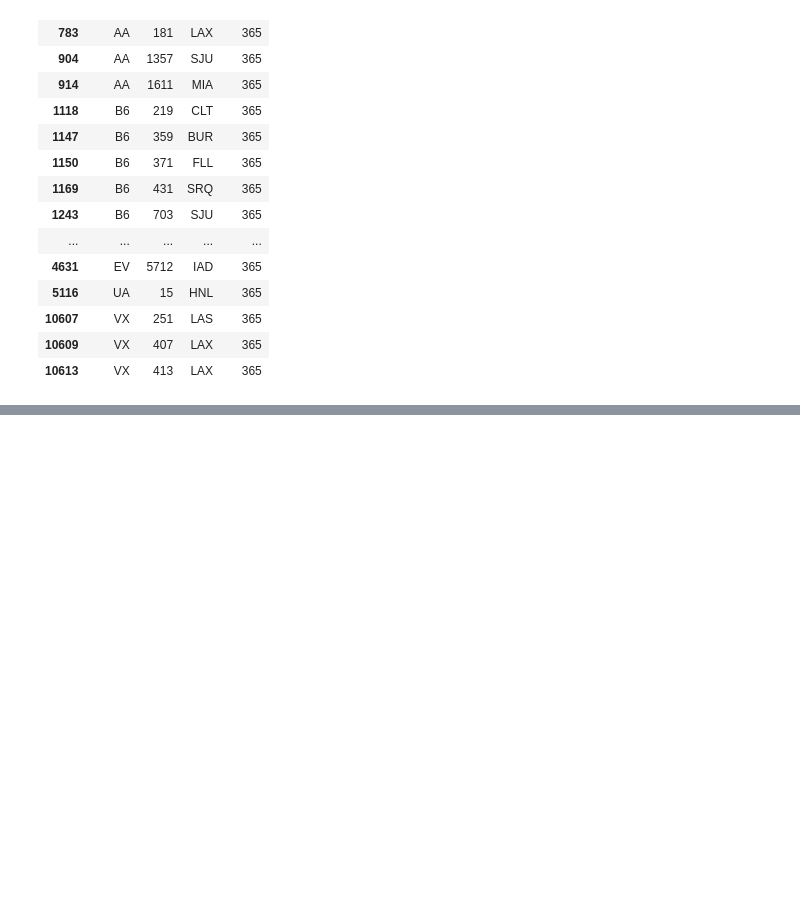
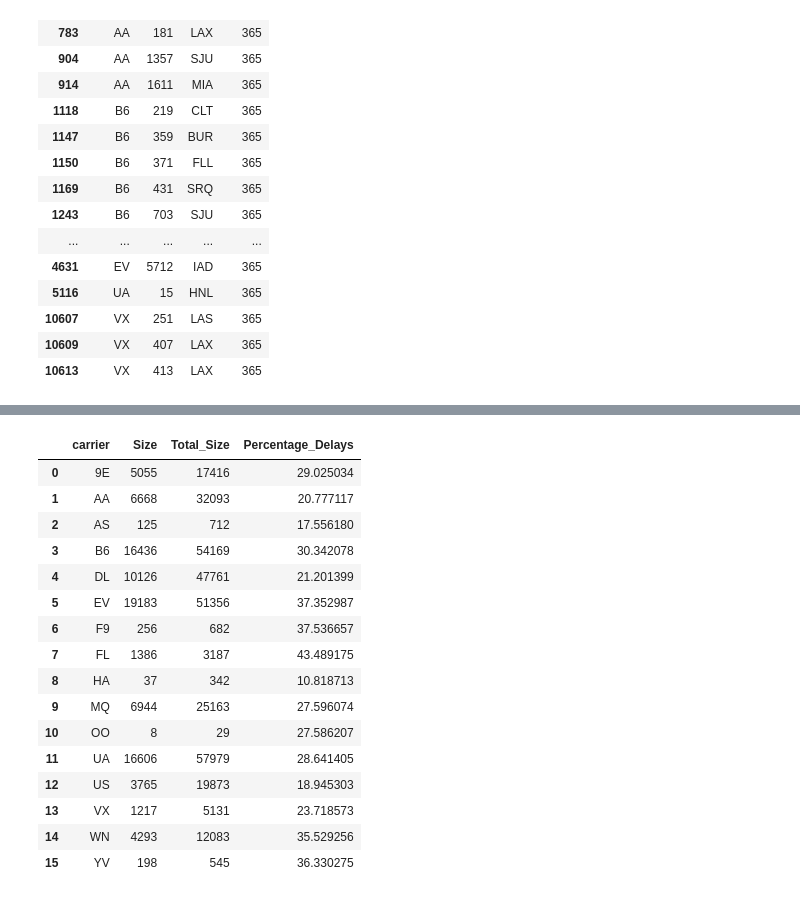
Before and after one commit to ParthaGudivada/DataFoundationProject, a Jupyter notebook: Project_1_NYC-Flight data/flightData.ipynb, the cells around one changed output, grey strips where cells are left out. Drawn from its saved outputs; the diff is of its cells as text; code cells hidden in the pictures; blank space fills up the shorter version.

```diff
--- a/Project_1_NYC-Flight data/flightData.ipynb
+++ b/Project_1_NYC-Flight data/flightData.ipynb
@@ -216,18 +216,26 @@ grouped_data[grouped_data.Count == max(grouped_data.Count)]
 | 10613 | VX | 413 | LAX | 365 |
 # %%
 #  Which carriers have been the top and the bottom performers?
+
+#Fitering dataset for flights having arr_delay>0 and dep_delay>0
 df_filtered_carrier = df[(df.arr_delay>0) & (df.dep_delay>0)]
 
-grouped_career_filtered = df_filtered_carrier.groupby([flights_df_filtered_total = flights_df[np.isfinite(flights_df['dep_time'])]
-df_filtered_carrier.carrier]).size().reset_index(name='Size')
+#Grouping by carrier and getting the count
+grouped_career_filtered = df_filtered_carrier.groupby([df_filtered_carrier.carrier]).size().reset_index(name='Size')
 grouped_career_filtered
 
-df_filtered_total =df[np.isfinite(df['dep_time'])]
+#Removing NA's from dep_time column
+df_filtered_total = df[np.isfinite(df['dep_time'])]
+
+#Grouping by carrier to find the total count for each carrier
 grouped_career_total = df_filtered_total.groupby([df_filtered_total.carrier]).size().reset_index(name='Total_Size')
 grouped_career_total
 
-# % delay
+#Merging both the dataframes
 df_col_merged = pd.merge(grouped_career_filtered, grouped_career_total, on=['carrier'])
+
+#CalculatingPercentage delays
 df_col_merged['Percentage_Delays'] = (df_col_merged.Size/df_col_merged.Total_Size)*100
+
 df_col_merged
 # %% [output]
@@ -235,3 +242,20 @@ SyntaxError: invalid syntax (<ipython-input-12-919321b3512c>, line 4)
+|  | carrier | Size | Total_Size | Percentage_Delays |
+| 0 | 9E | 5055 | 17416 | 29.025034 |
+| 1 | AA | 6668 | 32093 | 20.777117 |
+| 2 | AS | 125 | 712 | 17.556180 |
+| 3 | B6 | 16436 | 54169 | 30.342078 |
+| 4 | DL | 10126 | 47761 | 21.201399 |
+| 5 | EV | 19183 | 51356 | 37.352987 |
+| 6 | F9 | 256 | 682 | 37.536657 |
+| 7 | FL | 1386 | 3187 | 43.489175 |
+| 8 | HA | 37 | 342 | 10.818713 |
+| 9 | MQ | 6944 | 25163 | 27.596074 |
+| 10 | OO | 8 | 29 | 27.586207 |
+| 11 | UA | 16606 | 57979 | 28.641405 |
+| 12 | US | 3765 | 19873 | 18.945303 |
+| 13 | VX | 1217 | 5131 | 23.718573 |
+| 14 | WN | 4293 | 12083 | 35.529256 |
+| 15 | YV | 198 | 545 | 36.330275 |
 # %%
 # local_path="C:/Users/Kasyap/Desktop/python1"
 # import os
```
Also changed, not shown: parts of 1 cell of this notebook.
